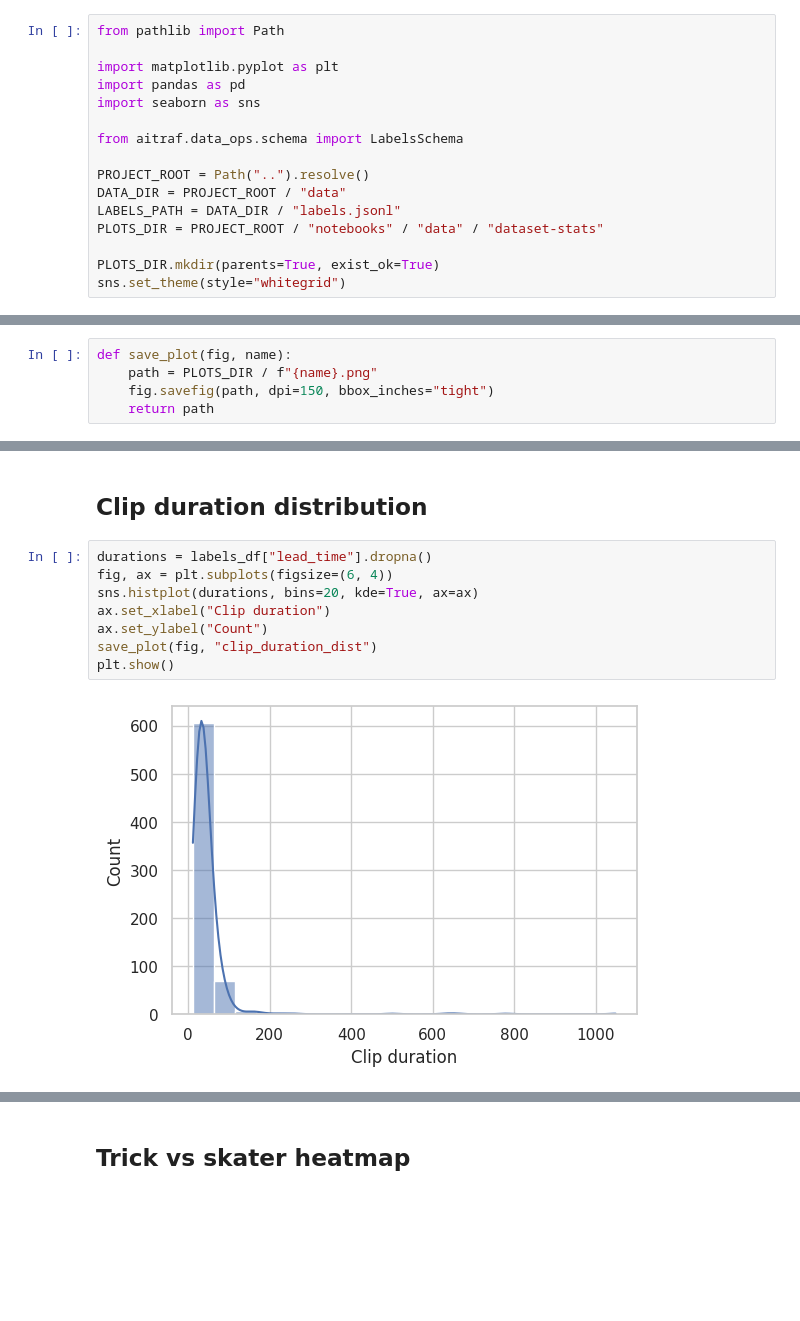
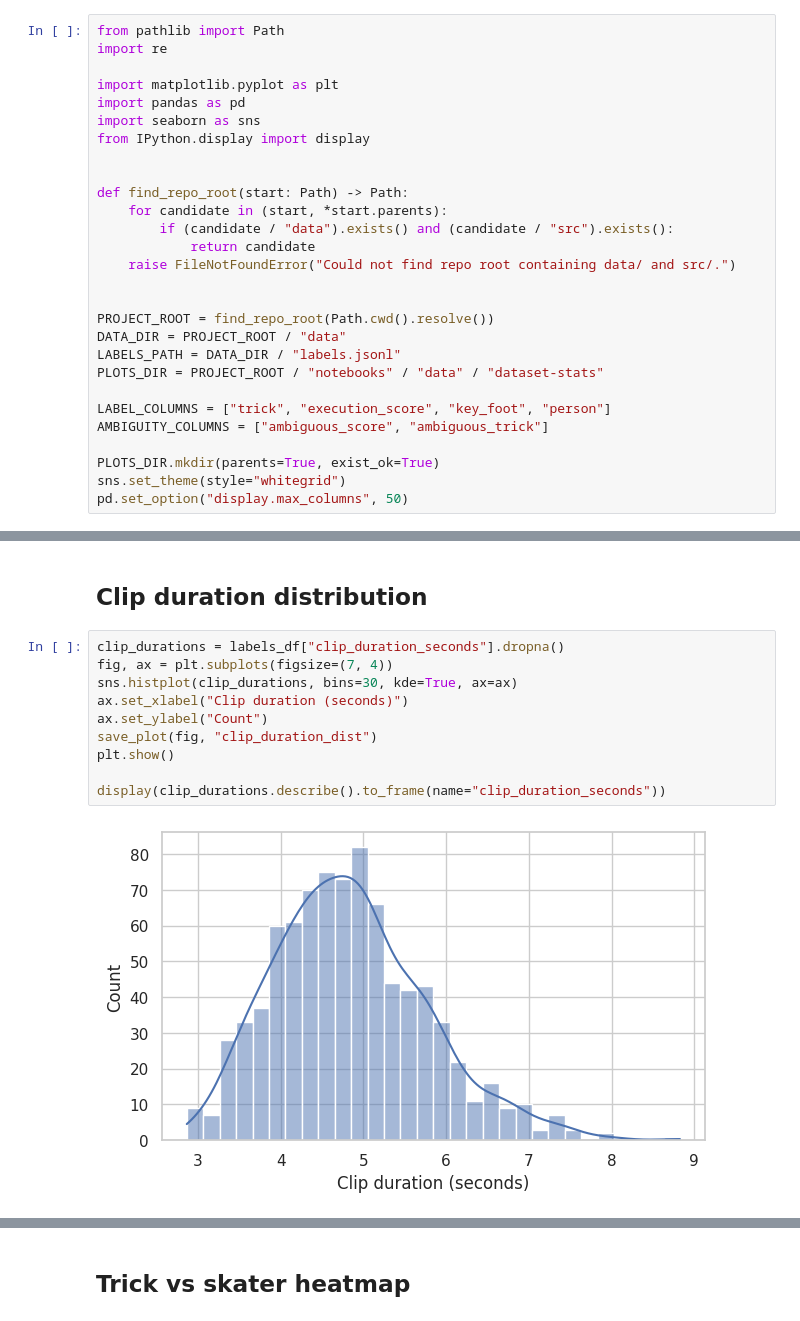
Before and after one commit to h2bc/aitraf, a Jupyter notebook: notebooks/7-dataset-stats.ipynb, the cells around one changed output, grey strips where cells are left out. Saved outputs shown, nothing was run; the diff lists cells and outputs as text; blank space fills up the shorter version.

```diff
--- a/notebooks/7-dataset-stats.ipynb
+++ b/notebooks/7-dataset-stats.ipynb
@@ -3,16 +3,28 @@
 # %%
 from pathlib import Path
+import re
 
 import matplotlib.pyplot as plt
 import pandas as pd
 import seaborn as sns
+from IPython.display import display
 
-from aitraf.data_ops.schema import LabelsSchema
 
-PROJECT_ROOT = Path("..").resolve()
+def find_repo_root(start: Path) -> Path:
+    for candidate in (start, *start.parents):
+        if (candidate / "data").exists() and (candidate / "src").exists():
+            return candidate
+    raise FileNotFoundError("Could not find repo root containing data/ and src/.")
+
+
+PROJECT_ROOT = find_repo_root(Path.cwd().resolve())
 DATA_DIR = PROJECT_ROOT / "data"
 LABELS_PATH = DATA_DIR / "labels.jsonl"
 PLOTS_DIR = PROJECT_ROOT / "notebooks" / "data" / "dataset-stats"
 
+LABEL_COLUMNS = ["trick", "execution_score", "key_foot", "person"]
+AMBIGUITY_COLUMNS = ["ambiguous_score", "ambiguous_trick"]
+
 PLOTS_DIR.mkdir(parents=True, exist_ok=True)
 sns.set_theme(style="whitegrid")
+pd.set_option("display.max_columns", 50)
@@ -33,5 +30,0 @@ labels_df.head()
-# %%
-def save_plot(fig, name):
-    path = PLOTS_DIR / f"{name}.png"
-    fig.savefig(path, dpi=150, bbox_inches="tight")
-    return path
@@ -85,12 +285,14 @@ plt.show()
 # %% [markdown]
 ## Clip duration distribution
 # %%
-durations = labels_df["lead_time"].dropna()
-fig, ax = plt.subplots(figsize=(6, 4))
-sns.histplot(durations, bins=20, kde=True, ax=ax)
-ax.set_xlabel("Clip duration")
+clip_durations = labels_df["clip_duration_seconds"].dropna()
+fig, ax = plt.subplots(figsize=(7, 4))
+sns.histplot(clip_durations, bins=30, kde=True, ax=ax)
+ax.set_xlabel("Clip duration (seconds)")
 ax.set_ylabel("Count")
 save_plot(fig, "clip_duration_dist")
 plt.show()
+
+display(clip_durations.describe().to_frame(name="clip_duration_seconds"))
 # %% [output]
-[figure, old version]
+[figure, new version]
```
Also changed, not shown: parts of 21 cells of this notebook, 26 other files.
